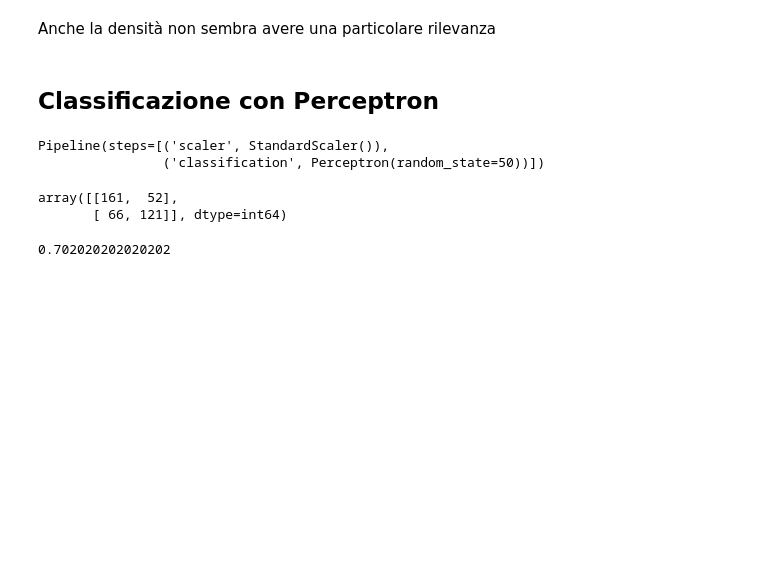
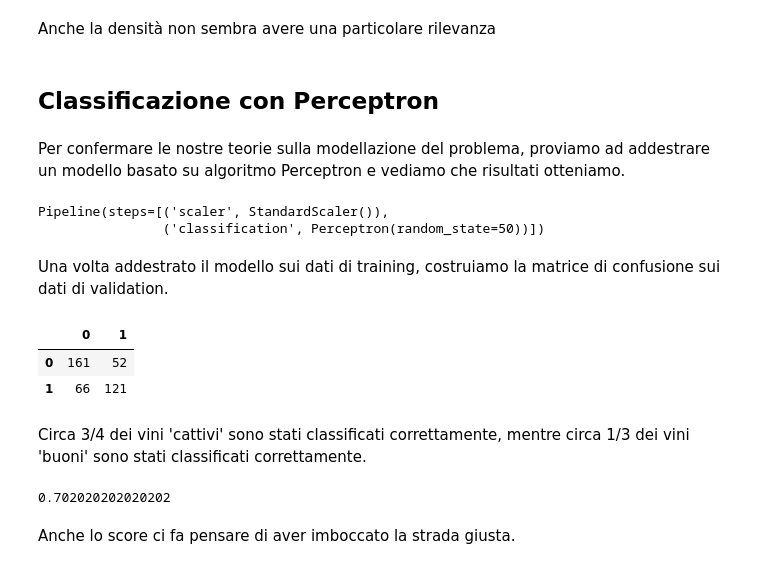
Before and after one commit to picchio12/wine_regression, a Jupyter notebook: wine_regression.ipynb, the cells around one changed output. Cells and saved outputs as stored; diff of their text form; code cells hidden in the pictures; blank space fills up the shorter version.

```diff
--- a/wine_regression.ipynb
+++ b/wine_regression.ipynb
@@ -540,6 +547,8 @@ data_class.pivot(columns="quality")["density"].plot.hist(bins=30, stacked=True,
 Anche la densità non sembra avere una particolare rilevanza
 # %% [markdown]
 ## Classificazione con Perceptron
+# %% [markdown]
+Per confermare le nostre teorie sulla modellazione del problema, proviamo ad addestrare un modello basato su algoritmo Perceptron e vediamo che risultati otteniamo.
 # %%
 x_train_class, x_test_class, y_train_class, y_test_class = train_test_split(
     data_class.drop(columns="quality"), data_class["quality"], random_state=random_state
@@ -557,12 +567,23 @@ perc_mdl.fit(x_train_class, y_train_class)
 # %% [output]
 Pipeline(steps=[('scaler', StandardScaler()),
                 ('classification', Perceptron(random_state=50))])
-# %%
-confusion_matrix(y_test_class, perc_mdl.predict(x_test_class))
-# %% [output]
-array([[161,  52],
-       [ 66, 121]], dtype=int64)
+# %% [markdown]
+Una volta addestrato il modello sui dati di training, costruiamo la matrice di confusione sui dati di validation.
+# %%
+pandas.DataFrame(
+    confusion_matrix(y_test_class, perc_mdl.predict(x_test_class)),
+    index=perc_mdl.classes_,
+    columns=perc_mdl.classes_
+    )
+# %% [output]
+|  | 0 | 1 |
+| 0 | 161 | 52 |
+| 1 | 66 | 121 |
+# %% [markdown]
+Circa 3/4 dei vini 'cattivi' sono stati classificati correttamente, mentre circa 1/3 dei vini 'buoni' sono stati classificati correttamente.
 # %%
 f1_score(y_test_class, perc_mdl.predict(x_test_class), average="macro")
 # %% [output]
 0.702020202020202
+# %% [markdown]
+Anche lo score ci fa pensare di aver imboccato la strada giusta.
```
Also changed, not shown: parts of 25 cells of this notebook.
